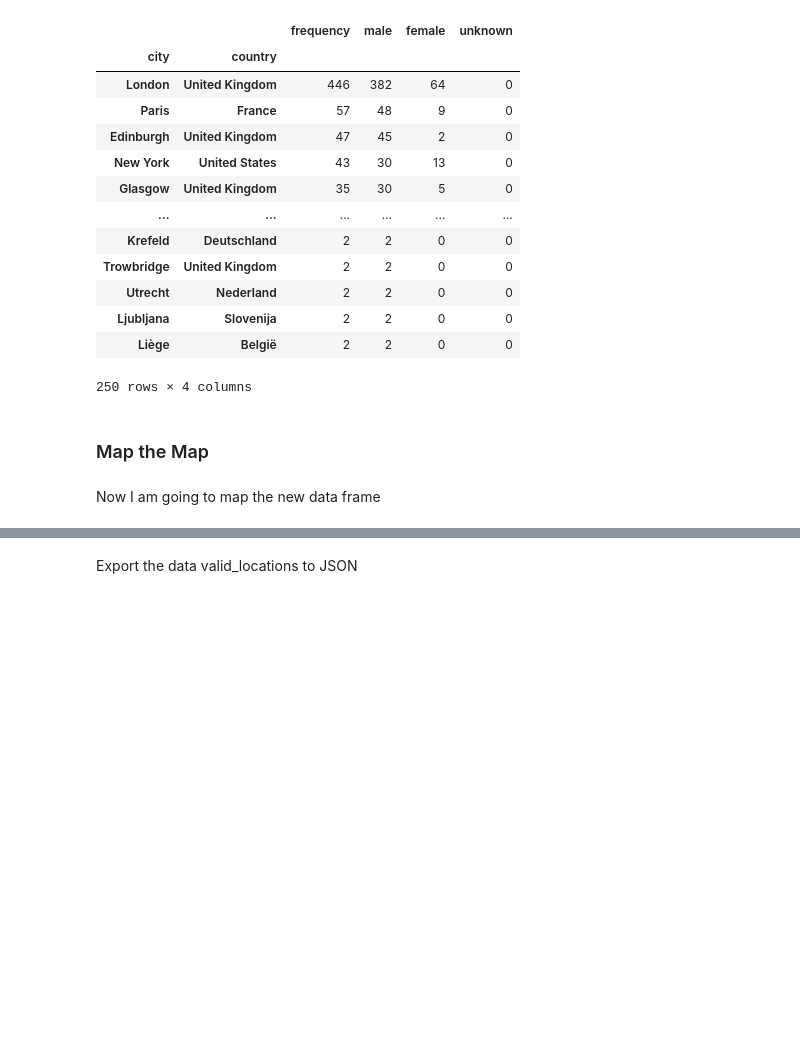
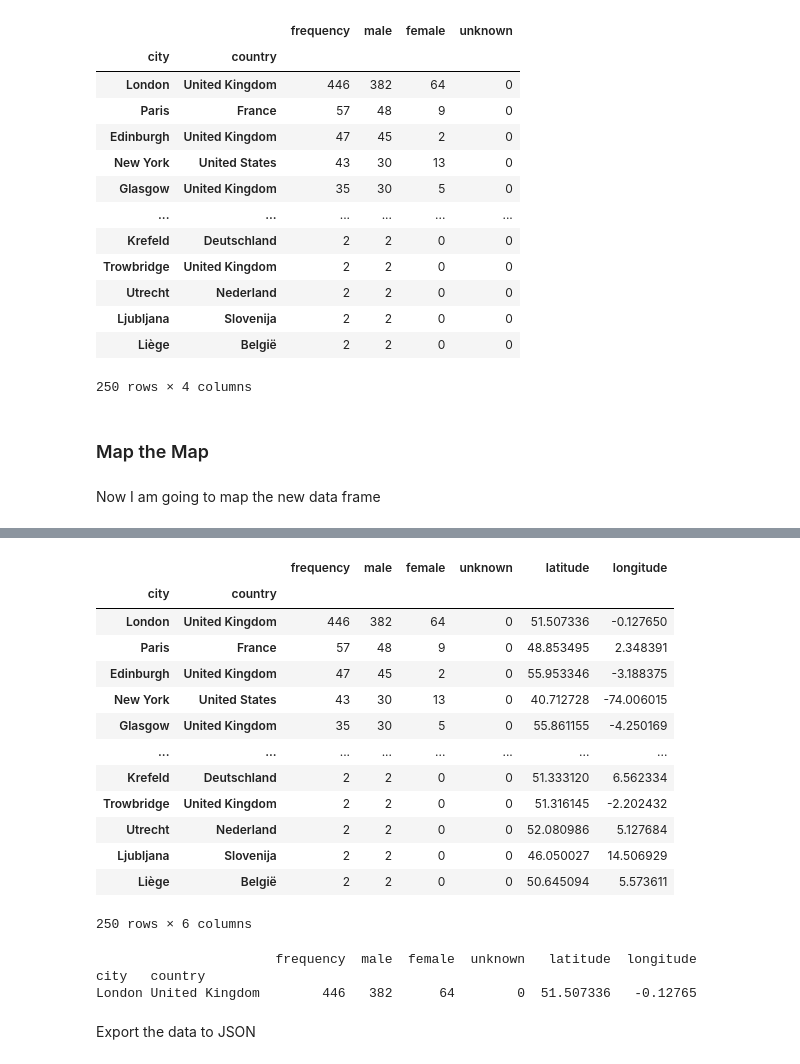
Before and after one commit to jennylzx/SSI-mentorship, a Jupyter notebook: notebooks/Tate_Artists_map.ipynb, the cells around one changed output, grey strips where cells are left out. Drawn from its saved outputs; the diff is of its cells as text; code cells hidden in the pictures; blank space fills up the shorter version.

```diff
--- a/notebooks/Tate_Artists_map.ipynb
+++ b/notebooks/Tate_Artists_map.ipynb
@@ -275,0 +283,17 @@ def get_lat_lon(city, country):
+# %%
+df_stats_new
+# %% [output]
+|  |  | frequency | male | female | unknown | latitude | longitude |
+| city | country |  |  |  |  |  |  |
+| London | United Kingdom | 446 | 382 | 64 | 0 | 51.507336 | -0.127650 |
+| Paris | France | 57 | 48 | 9 | 0 | 48.853495 | 2.348391 |
+| Edinburgh | United Kingdom | 47 | 45 | 2 | 0 | 55.953346 | -3.188375 |
+| New York | United States | 43 | 30 | 13 | 0 | 40.712728 | -74.006015 |
+| Glasgow | United Kingdom | 35 | 30 | 5 | 0 | 55.861155 | -4.250169 |
+| ... | ... | ... | ... | ... | ... | ... | ... |
+| Krefeld | Deutschland | 2 | 2 | 0 | 0 | 51.333120 | 6.562334 |
+| Trowbridge | United Kingdom | 2 | 2 | 0 | 0 | 51.316145 | -2.202432 |
+| Utrecht | Nederland | 2 | 2 | 0 | 0 | 52.080986 | 5.127684 |
+| Ljubljana | Slovenija | 2 | 2 | 0 | 0 | 46.050027 | 14.506929 |
+| Liège | België | 2 | 2 | 0 | 0 | 50.645094 | 5.573611 |
+250 rows × 6 columns
@@ -276,2 +306,12 @@ def get_lat_lon(city, country):
+# %%
+# Filter for rows where the city is 'London'
+london_locations = df_stats_new[df_stats_new.index.get_level_values('city') == 'London']
+
+# Display the filtered DataFrame
+print(london_locations)
+# %% [output]
+                       frequency  male  female  unknown   latitude  longitude
+city   country
+London United Kingdom        446   382      64        0  51.507336   -0.12765
 # %% [markdown]
-Export the data valid_locations to JSON
+Export the data to JSON
```
Also changed, not shown: parts of 7 cells of this notebook, 2 other files.
